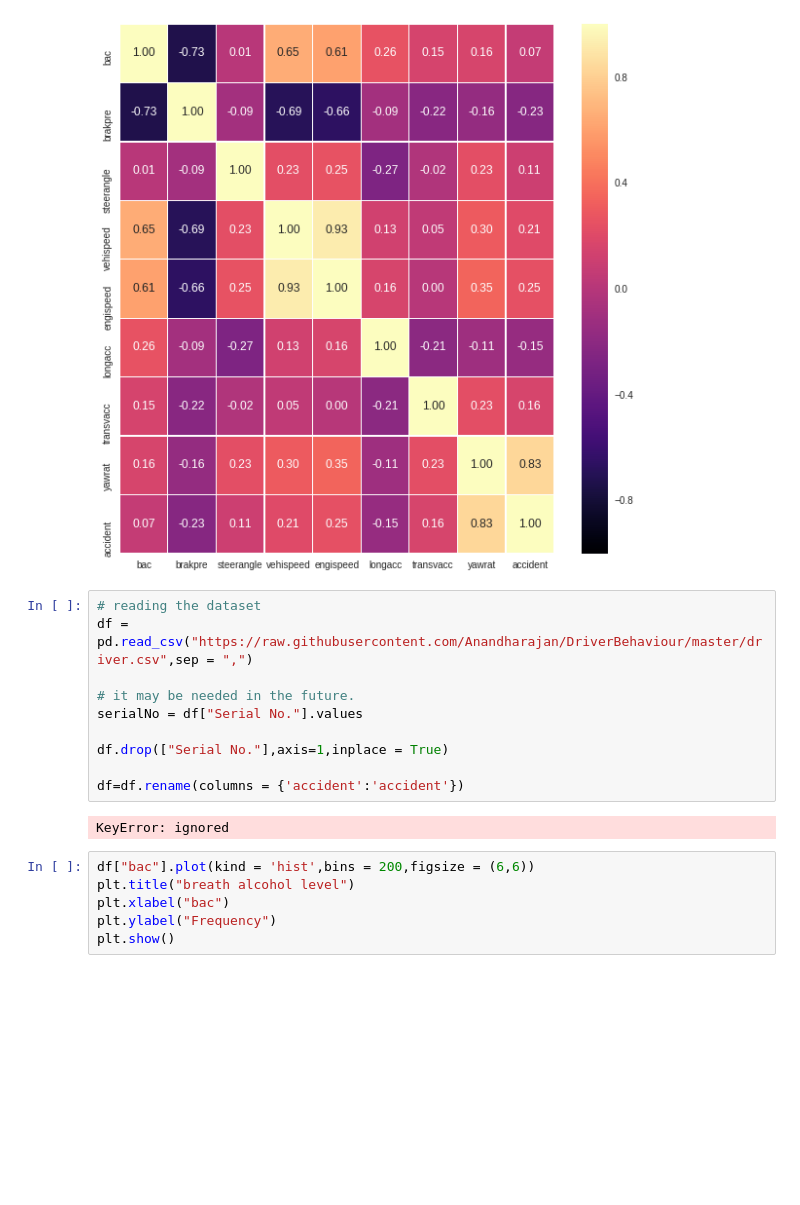
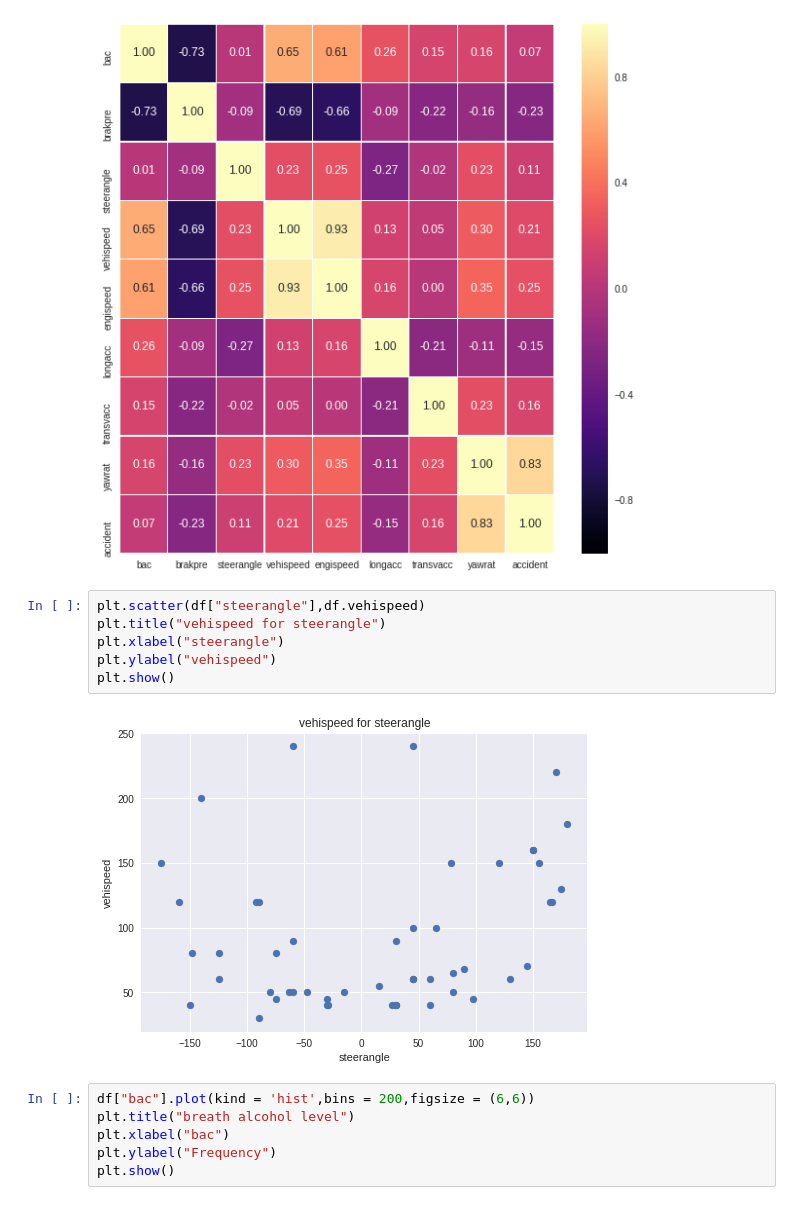
Before and after one commit to Anandharajan/DriverBehaviour, a Jupyter notebook: DriverBehaviour.ipynb, the cells around one changed output. Drawn from its saved outputs; the diff is of its cells as text; blank space fills up the shorter version.

```diff
--- a/DriverBehaviour.ipynb
+++ b/DriverBehaviour.ipynb
@@ -69,18 +69,14 @@ sns.heatmap(df.corr(), ax=ax, annot=True, linewidths=0.05, fmt= '.2f',cmap="magm
 plt.show()
 # %% [output]
 [figure]
-# %%
-# reading the dataset
-df = pd.read_csv("https://raw.githubusercontent.com/Anandharajan/DriverBehaviour/master/driver.csv",sep = ",")
-
-# it may be needed in the future.
-serialNo = df["Serial No."].values
-
-df.drop(["Serial No."],axis=1,inplace = True)
-
-df=df.rename(columns = {'accident':'accident'})
-# %% [output]
-KeyError: ignored
+# %%
+plt.scatter(df["steerangle"],df.vehispeed)
+plt.title("vehispeed for steerangle")
+plt.xlabel("steerangle")
+plt.ylabel("vehispeed")
+plt.show()
+# %% [output]
+[figure, added]
 # %%
 df["bac"].plot(kind = 'hist',bins = 200,figsize = (6,6))
 plt.title("breath alcohol level")
```
Also changed, not shown: parts of 1 cell of this notebook.
